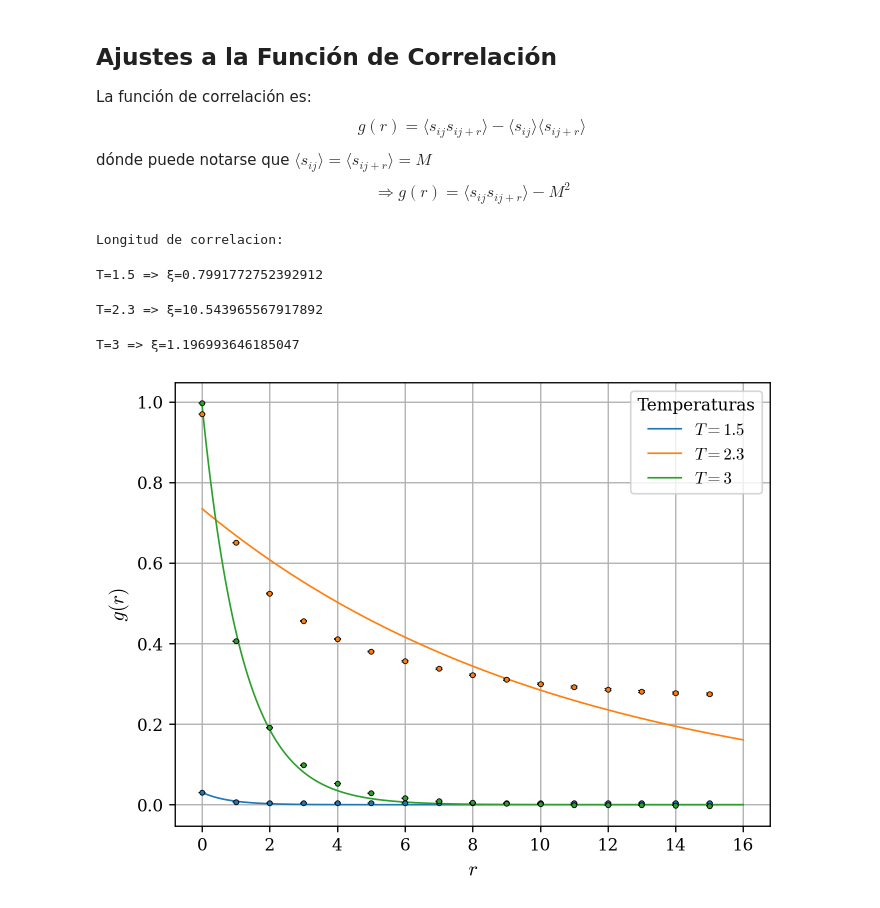
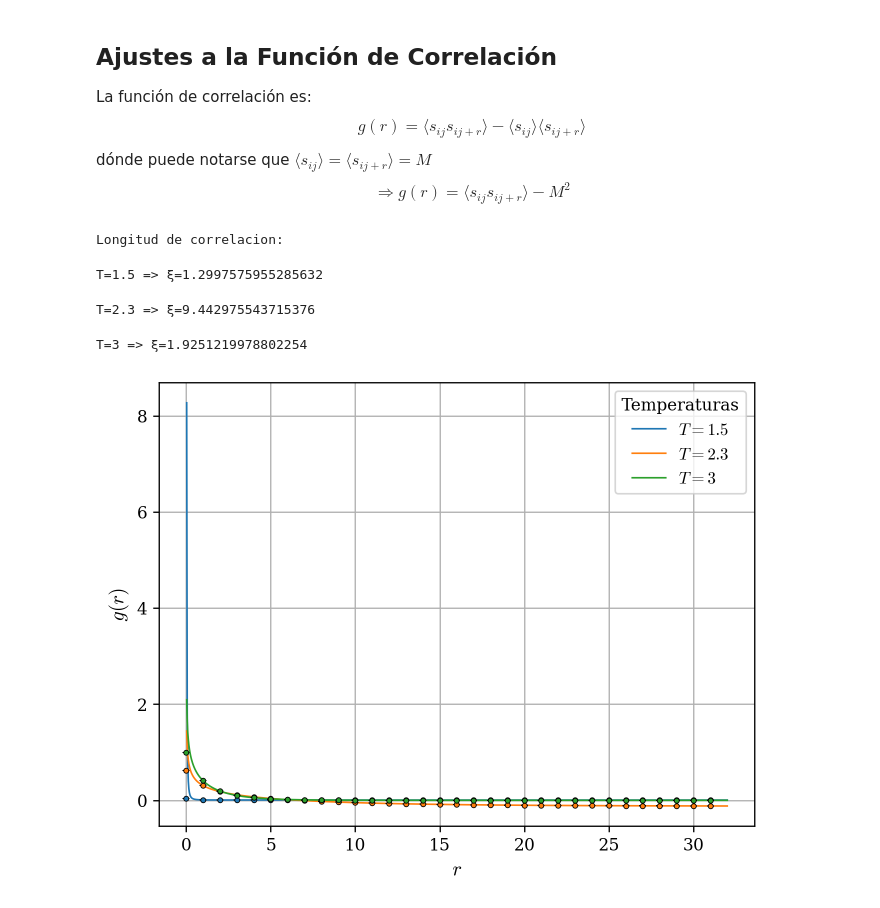
Before and after one commit to Lermacto/ising-2d, a Jupyter notebook: testing_correlation.ipynb, the cells around one changed output. Saved outputs shown, nothing was run; the diff lists cells and outputs as text; code cells hidden in the pictures.

```diff
--- a/testing_correlation.ipynb
+++ b/testing_correlation.ipynb
@@ -111,9 +120,9 @@ $$g(r) = \langle s_{ij}s_{ij+r}\rangle-\langle s_{ij}\rangle\langle s_{ij+r}\ran
 dónde puede notarse que $\langle s_{ij}\rangle = \langle s_{ij+r}\rangle = M$
 $$\Rightarrow g(r) = \langle s_{ij}s_{ij+r}\rangle-M^2$$
 # %%
-npromedio = 10_000
+npromedio = 5_000
 
-L = 32
+L = 64
 l = L // 2  # numero de componentes del vector c
 m = np.zeros(npromedio)  # magnetizacion en funcion del paso
 c = np.zeros((l, npromedio))  # vector c en funcion del paso
@@ -121,8 +130,9 @@ c = np.zeros((l, npromedio))  # vector c en funcion del paso
 r_vals = np.arange(l)  # dominio de la funcion de correlacion
 r_dense = np.linspace(0, l, 1_000)
 
-def funcion_correlacion(r, a, xi):  # funcion con la que vamos a ajustar
-    return a * np.exp(-r / xi)
+def funcion_correlacion(r, a, c, zeta, xi):  # funcion con la que vamos a ajustar
+    return a * r**(-zeta) * np.exp(-r / xi) + c
+    # return a * np.exp(-r / xi)
 
 
 S = np.ones((L, L), dtype=int)
@@ -137,42 +147,44 @@ for i, T in tqdm(enumerate([
     S = termalizar_S(S, prob)
     m[0] = np.mean(S)
     c[:, 0] = cor_fft(S)
     for n in tqdm(range(1, npromedio), desc="Midiendo"):
         S, dm, dc = metropolis2(S, prob, c[:, n - 1])
         m[n] = m[n - 1] + dm
         c[:, n] = c[:, n - 1] + dc
 
-    mmedia = np.mean(abs(m))
-    correlacion = np.mean(c, axis=1) - mmedia**2  # funcion de correlacion
+    # mmedia = np.mean(abs(m))
+    # correlacion = np.mean(c, axis=1) - mmedia**2  # funcion de correlacion
     correlacion_err = np.std(c, axis=1) / np.sqrt(npromedio)
-    # correlacion = np.mean(c - m**2, axis=1)
+    correlacion = np.mean(c - m**2, axis=1)
     # Ajustamos:
-    parametros, _ = curve_fit(funcion_correlacion, r_vals, correlacion)
+    parametros, _ = curve_fit(funcion_correlacion, r_vals[1:], correlacion[1:],
+                              p0 = [correlacion[0], correlacion.min(), 1/2 if T > 2.27 else 2, 2.5],
+    )
     # (la funcion curve_fit devuelve el mejor valor de los parametros
     # y tambien la covarianza, que no vamos a usar)
 
-    print(f"T={T} => ξ={parametros[1]}")
+    print(f"T={T} => ξ={parametros[-1]}")
 
     plt.plot(
         r_dense, funcion_correlacion(r_dense, *parametros),
         "-", c=f"C{i}", lw=1, label=f"$T={T}$",
     )
     plt.errorbar(
         r_vals, correlacion, yerr=correlacion_err,
         fmt=".", c=f"C{i}", mec="k", mew=0.5,
         ecolor="k", capsize=2, elinewidth=1,
     )
 plt.grid()
 plt.legend(title="Temperaturas")
 plt.xlabel("$r$")
 plt.ylabel("$g(r)$")
 plt.show()
 # %% [output]
 Longitud de correlacion:
-T=1.5 => ξ=0.7991772752392912
+T=1.5 => ξ=1.2997575955285632
-T=2.3 => ξ=10.543965567917892
+T=2.3 => ξ=9.442975543715376
-T=3 => ξ=1.196993646185047
+T=3 => ξ=1.9251219978802254
-[figure, old version]
+[figure, new version]
 # %%
 for i, cor_col in enumerate(c.T):
     plt.plot(r_vals, cor_col, "-", c=plt.cm.viridis(i/npromedio), lw=0.1, alpha=0.25)
```
Also changed, not shown: parts of 8 cells of this notebook.
